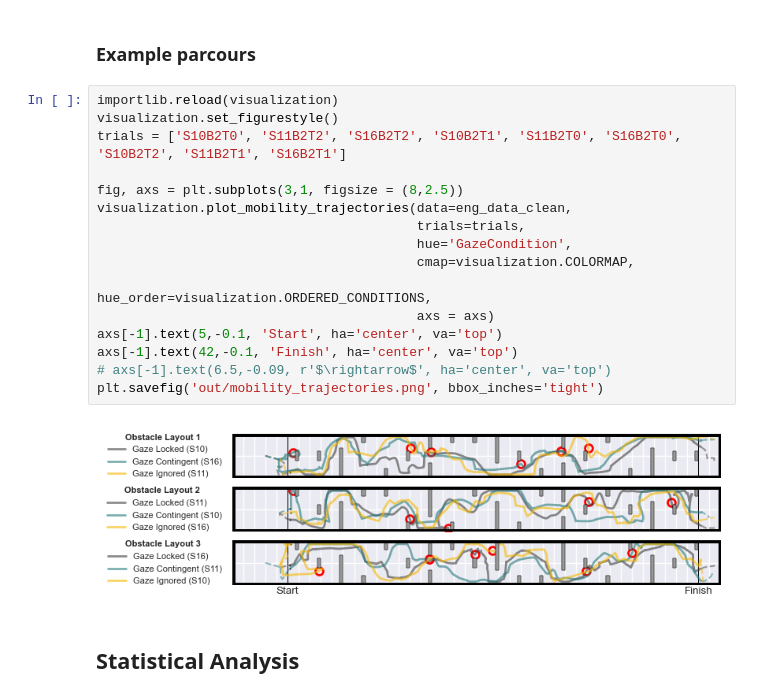
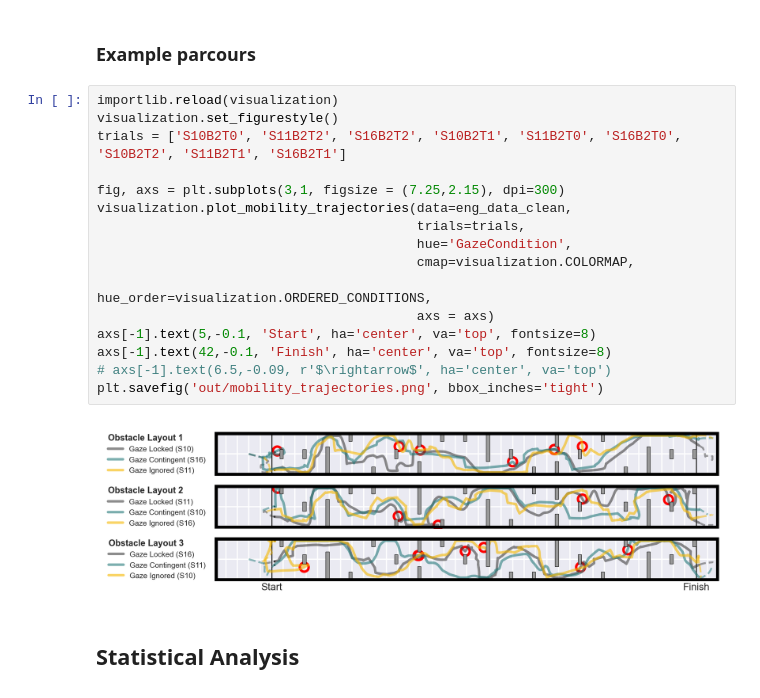
Before and after one commit to neuralcodinglab/SPVGazeAnalysis, a Jupyter notebook: mobility_analysis/mobility_endpoints_analysis.ipynb, the cells around one changed output. Drawn from its saved outputs; the diff is of its cells as text.

Commit message:
updated mobility figure

```diff
--- a/mobility_analysis/mobility_endpoints_analysis.ipynb
+++ b/mobility_analysis/mobility_endpoints_analysis.ipynb
@@ -341,21 +341,21 @@ plt.tight_layout()
 # %%
 importlib.reload(visualization)
 visualization.set_figurestyle()
 trials = ['S10B2T0', 'S11B2T2', 'S16B2T2', 'S10B2T1', 'S11B2T0', 'S16B2T0', 'S10B2T2', 'S11B2T1', 'S16B2T1']
 
-fig, axs = plt.subplots(3,1, figsize = (8,2.5))
+fig, axs = plt.subplots(3,1, figsize = (7.25,2.15), dpi=300)
 visualization.plot_mobility_trajectories(data=eng_data_clean,
                                          trials=trials,
                                          hue='GazeCondition',
                                          cmap=visualization.COLORMAP,
                                          hue_order=visualization.ORDERED_CONDITIONS,
                                          axs = axs)
-axs[-1].text(5,-0.1, 'Start', ha='center', va='top')
-axs[-1].text(42,-0.1, 'Finish', ha='center', va='top')
+axs[-1].text(5,-0.1, 'Start', ha='center', va='top', fontsize=8)
+axs[-1].text(42,-0.1, 'Finish', ha='center', va='top', fontsize=8)
 # axs[-1].text(6.5,-0.09, r'$\rightarrow$', ha='center', va='top')
 plt.savefig('out/mobility_trajectories.png', bbox_inches='tight')
 # %% [output]
-[figure, old version]
+[figure, new version]
 # %% [markdown]
 ## Statistical Analysis
 # %%
```
Also changed, not shown: 3 other files.
